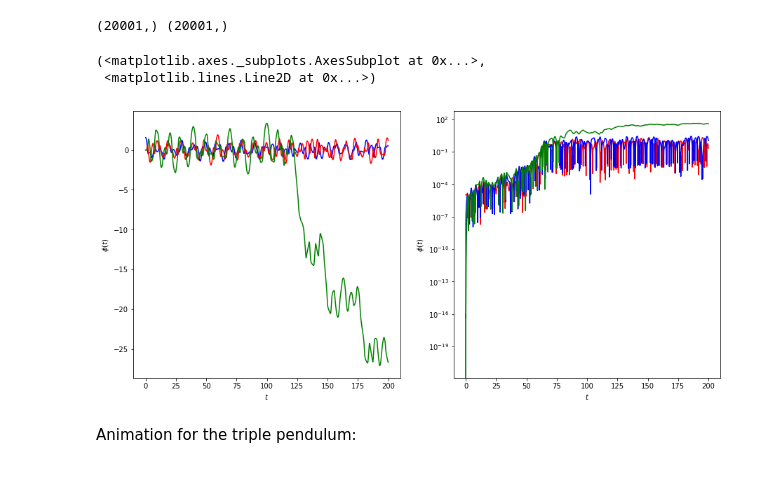
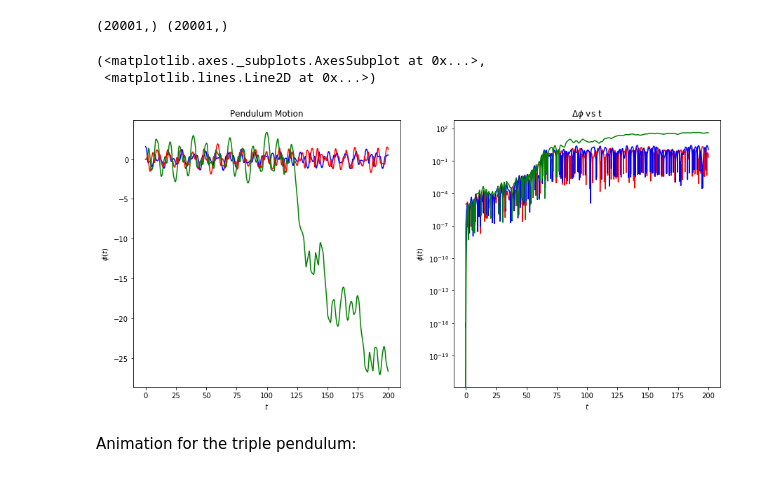
Before and after one commit to Bensipe01/5300_final, a Jupyter notebook: Pendulums.ipynb, the cells around one changed output. Saved outputs shown, nothing was run; the diff lists cells and outputs as text; code cells hidden in the pictures.

```diff
--- a/Pendulums.ipynb
+++ b/Pendulums.ipynb
@@ -244,9 +297,19 @@ p2dot_0 = 0
 p3_0 = 0
 p3dot_0 = 0
 
-phi_1, phi_dot1, phi_2, phi_dot2, phi_3, phi_dot3 = triple1.solve_ode(t_pts,p1_0,p1dot_0,p2_0,p2dot_0,p3_0,p3dot_0)
-phi_1d, phi_dot_1d, phi_2d, phi_dot2d, phi_3d, phi_dot3d = triple1.solve_ode(t_pts,p1_0+.00001,p1dot_0,p2_0,p2dot_0,p3_0,p3dot_0)
+#adds to p1_0 in order to create a slight difference in initial conditions to show chaos
+chaos_delta =.00001
+
+phi_1, phi_dot1, phi_2, phi_dot2, phi_3, phi_dot3 \
+    = triple1.solve_ode(t_pts,p1_0,p1dot_0,p2_0,p2dot_0,p3_0,p3dot_0)
+
+phi_1d, phi_dot_1d, phi_2d, phi_dot2d, phi_3d, phi_dot3d \
+    = triple1.solve_ode(t_pts,p1_0+chaos_delta,p1dot_0,p2_0,p2dot_0,p3_0,p3dot_0)
+
+#check array size for debugging
 print(t_pts.shape,phi_1.shape)
+
+#calculate the difference between angles with similar inital conditions
 Delta = np.abs(phi_1d-phi_1)
 Delta2 = np.abs(phi_2d-phi_2)
 Delta3 = np.abs(phi_3d-phi_3)
@@ -259,43 +322,47 @@ start, stop = start_stop_indices(t_pts, 0., t_end)
 fig = plt.figure(figsize=(15, 7), num='Triple Pendulum')
 ax_1 = fig.add_subplot(1,2,1)
 ax_2 = fig.add_subplot(1,2,2)
+
+
 plot_y_vs_x(t_pts[start : stop], phi_1[start : stop],
             axis_labels=phi_vs_time_labels,
             color='blue',
             label=None,
+            title = 'Pendulum Motion',
             ax=ax_1)
 plot_y_vs_x(t_pts[start : stop], phi_2[start : stop],
             axis_labels=phi_vs_time_labels,
             color='red',
             label=None,
             ax=ax_1)
 plot_y_vs_x(t_pts[start : stop], phi_3[start : stop],
             axis_labels=phi_vs_time_labels,
             color='green',
             label=None,
             ax=ax_1)
 plot_y_vs_x(t_pts[start : stop], Delta[start : stop],
             axis_labels=phi_vs_time_labels,
             color='red',
             label=None,
             semilogy=True,
+            title='$\Delta\phi$ vs t',
             ax=ax_2)
 plot_y_vs_x(t_pts[start : stop], Delta2[start : stop],
             axis_labels=phi_vs_time_labels,
             color='blue',
             label=None,
             semilogy=True,
             ax=ax_2)
 plot_y_vs_x(t_pts[start : stop], Delta3[start : stop],
             axis_labels=phi_vs_time_labels,
             color='green',
             label=None,
             semilogy=True,
             ax=ax_2)
 # %% [output]
 (<matplotlib.axes._subplots.AxesSubplot at 0x...>,
  <matplotlib.lines.Line2D at 0x...>)
-[figure, old version]
+[figure, new version]
 # %% [markdown]
 Animation for the triple pendulum:
 # %%
```
Also changed, not shown: parts of 8 cells of this notebook.
